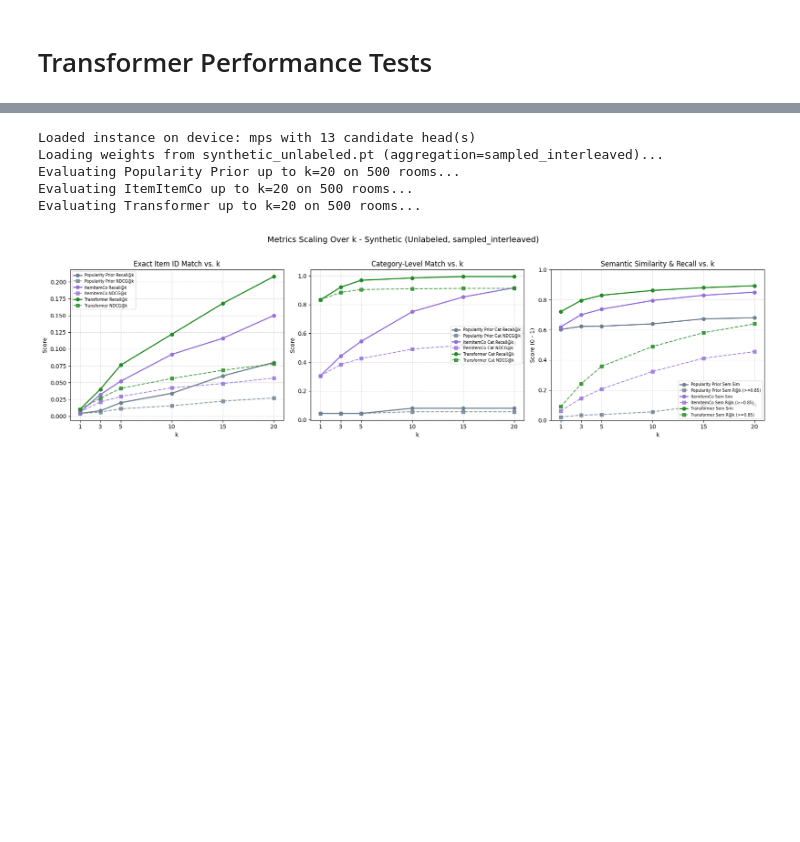
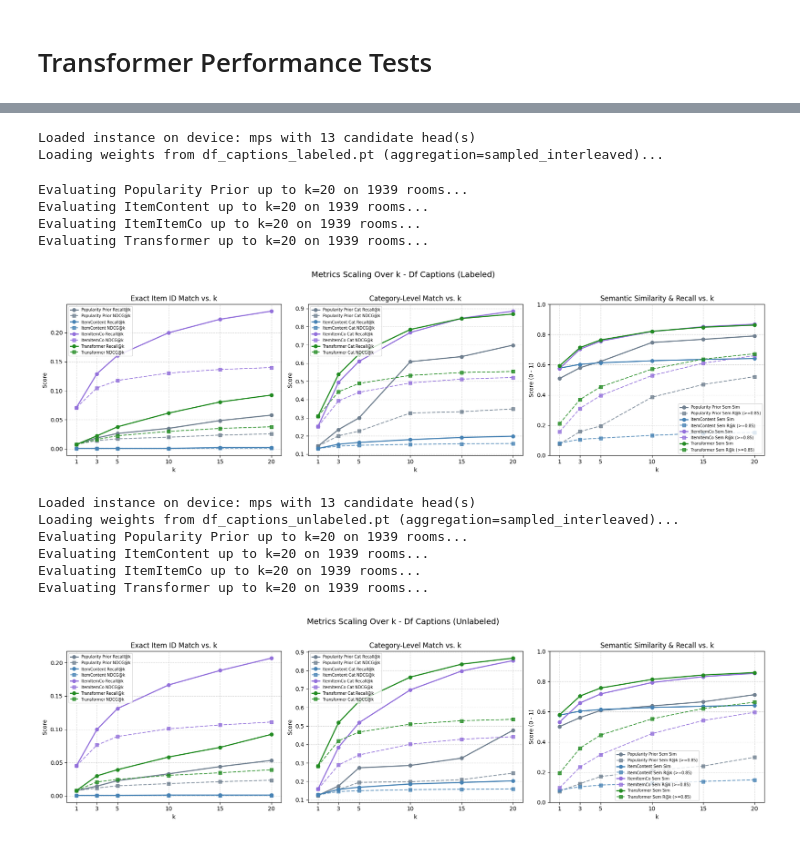
Before and after one commit to lizamaa123/DD2430-Group-17, a Jupyter notebook: notebooks/transformer_tests.ipynb, the cells around one changed output, grey strips where cells are left out. Cells and saved outputs as stored; diff of their text form; code cells hidden in the pictures; blank space fills up the shorter version.

```diff
--- a/notebooks/transformer_tests.ipynb
+++ b/notebooks/transformer_tests.ipynb
@@ -294,14 +318,15 @@ def plot_metrics_over_k(
     max_k = max(k_values)
 
     # 1. Load checkpoint & metadata
+    label_tag = "labeled" if labeled else "unlabeled"
     if dataset == "df_captions":
-        trans_model_filename = "df_captions_unlabeled.pt"
+        trans_model_filename = f"df_captions_{label_tag}.pt"
         csv_path = ROOT / "data" / "df_captions.csv"
     elif dataset == "df_short":
-        trans_model_filename = "df_short_unlabeled.pt"
+        trans_model_filename = f"df_short_{label_tag}.pt"
         csv_path = ROOT / "data" / "df_short.csv"
     else:
-        trans_model_filename = "synthetic_unlabeled.pt"
+        trans_model_filename = f"synthetic_{label_tag}.pt"
         csv_path = ROOT / "data" / "processed_ikea_data.csv"
 
     trans_model_filename = trans_model_filename if trans_model_override is None else trans_model_override
@@ -323,7 +348,11 @@ def plot_metrics_over_k(
     train_dataset = RoomDataset("train", labeled=labeled, dataset=dataset)
     val_dataset = RoomDataset("val", labeled=labeled, dataset=dataset)
     rooms_train = [room["item_ids"] for room in train_dataset.rooms]
-    rooms_val = [room["item_ids"] for room in val_dataset.rooms]
+    val_rooms_filtered = [room for room in val_dataset.rooms if len(room["item_ids"]) >= 2]
+    if labeled:
+        rooms_val = [[room["room_type"].replace("_", " ")] + room["item_ids"] for room in val_rooms_filtered]
+    else:
+        rooms_val = [room["item_ids"] for room in val_rooms_filtered]
     if max_val_rooms is not None:
         rooms_val = rooms_val[:max_val_rooms]
 
@@ -338,14 +367,22 @@ def plot_metrics_over_k(
         aggregation=aggregation,
         train_rooms=rooms_train,
         pop_weight=pop_weight,
+        room_type_embeddings=val_dataset.room_type_embeddings if labeled else None,
     )
+    baseline_train_data = train_dataset.rooms if labeled else rooms_train
     pop_model = PopularityPrior()
-    pop_model.fit(rooms_train)
+    pop_model.fit(baseline_train_data)
     iic_model = ItemItemCooccurrence()
-    iic_model.fit(rooms_train)
+    iic_model.fit(baseline_train_data)
+    content_model = ItemContentBaseline(
+        item_id=list(emb_map.keys()),
+        item_embeddings=emb_map,
+        room_type_embeddings=val_dataset.room_type_embeddings if labeled else None,
+    )
 
     models = {
         "Popularity Prior": pop_model,
+        "ItemContent": content_model,
         "ItemItemCo": iic_model,
         "Transformer": trans_evaluator,
     }
@@ -388,6 +425,7 @@ def plot_metrics_over_k(
     # 5. Plot 3 subplots over k
     colors = {
         "Popularity Prior": "slategray",
+        "ItemContent": "steelblue",
         "ItemItemCo": "mediumpurple",
         "Transformer": "forestgreen",
     }
@@ -417,40 +455,50 @@ def plot_metrics_over_k(
 
     ax1.set_title("Exact Item ID Match vs. k")
     ax1.set_xlabel("k")
     ax1.set_ylabel("Score")
     ax1.set_xticks(k_values)
     ax1.grid(True, linestyle="--", alpha=0.5)
     ax1.legend(fontsize="x-small")
 
     ax2.set_title("Category-Level Match vs. k")
     ax2.set_xlabel("k")
     ax2.set_ylabel("Score")
     ax2.set_xticks(k_values)
     ax2.grid(True, linestyle="--", alpha=0.5)
     ax2.legend(fontsize="x-small")
 
     ax3.set_title("Semantic Similarity & Recall vs. k")
     ax3.set_xlabel("k")
     ax3.set_ylabel("Score (0 - 1)")
     ax3.set_xticks(k_values)
     ax3.set_ylim(0.0, 1.0)
     ax3.grid(True, linestyle="--", alpha=0.5)
     ax3.legend(fontsize="x-small")
 
     dataset_title = dataset.replace("_", " ").title()
     labeled_str = "Labeled" if labeled else "Unlabeled"
-    fig.suptitle(f"Metrics Scaling Over k - {dataset_title} ({labeled_str}, {aggregation})", fontsize=14, y=1.02)
+    fig.suptitle(f"Metrics Scaling Over k - {dataset_title} ({labeled_str})", fontsize=14, y=1.02)
     plt.tight_layout()
     plt.show()
 
-plot_metrics_over_k(dataset="synthetic", labeled=False, k_values=[1, 3, 5, 10, 15, 20], max_val_rooms=500, aggregation="sampled_interleaved", pop_weight=0.5)
+
+plot_metrics_over_k(dataset="df_captions", labeled=True, k_values=[1, 3, 5, 10, 15, 20], max_val_rooms=2000, aggregation="sampled_interleaved", pop_weight=.5)
+plot_metrics_over_k(dataset="df_captions", labeled=False, k_values=[1, 3, 5, 10, 15, 20], max_val_rooms=2000, aggregation="sampled_interleaved", pop_weight=.5)
 # %% [output]
 Loaded instance on device: mps with 13 candidate head(s)
-Loading weights from synthetic_unlabeled.pt (aggregation=sampled_interleaved)...
-Evaluating Popularity Prior up to k=20 on 500 rooms...
-Evaluating ItemItemCo up to k=20 on 500 rooms...
-Evaluating Transformer up to k=20 on 500 rooms...
+Loading weights from df_captions_labeled.pt (aggregation=sampled_interleaved)...
+Evaluating Popularity Prior up to k=20 on 1939 rooms...
+Evaluating ItemContent up to k=20 on 1939 rooms...
+Evaluating ItemItemCo up to k=20 on 1939 rooms...
+Evaluating Transformer up to k=20 on 1939 rooms...
-[figure, old version]
+[figure, new version]
+Loaded instance on device: mps with 13 candidate head(s)
+Loading weights from df_captions_unlabeled.pt (aggregation=sampled_interleaved)...
+Evaluating Popularity Prior up to k=20 on 1939 rooms...
+Evaluating ItemContent up to k=20 on 1939 rooms...
+Evaluating ItemItemCo up to k=20 on 1939 rooms...
+Evaluating Transformer up to k=20 on 1939 rooms...
+[figure, added]
 # %%
 def plot_semantic_recall_over_threshold(
     dataset: str = "df_captions",
```
Also changed, not shown: parts of 3 cells of this notebook, 4 other files.
